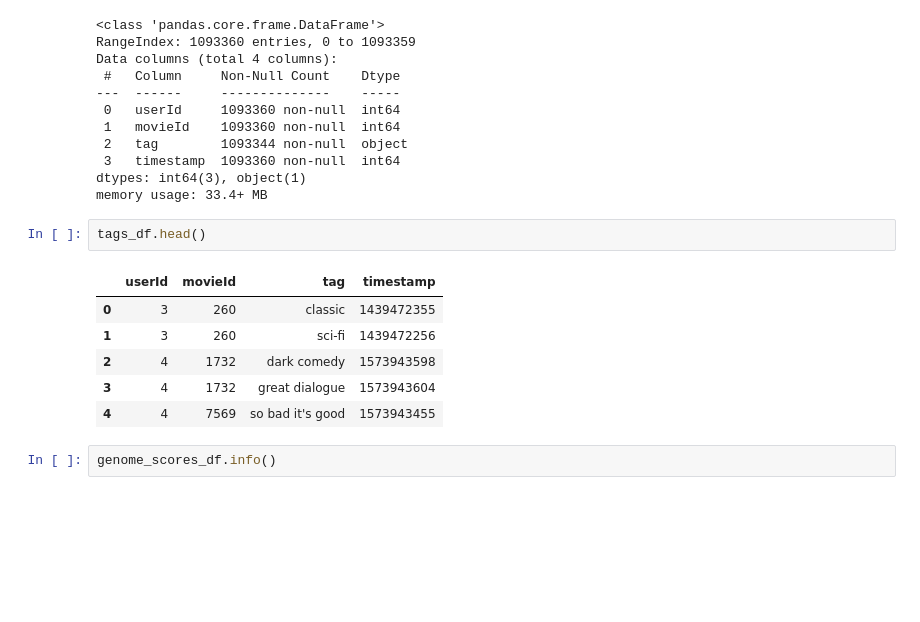
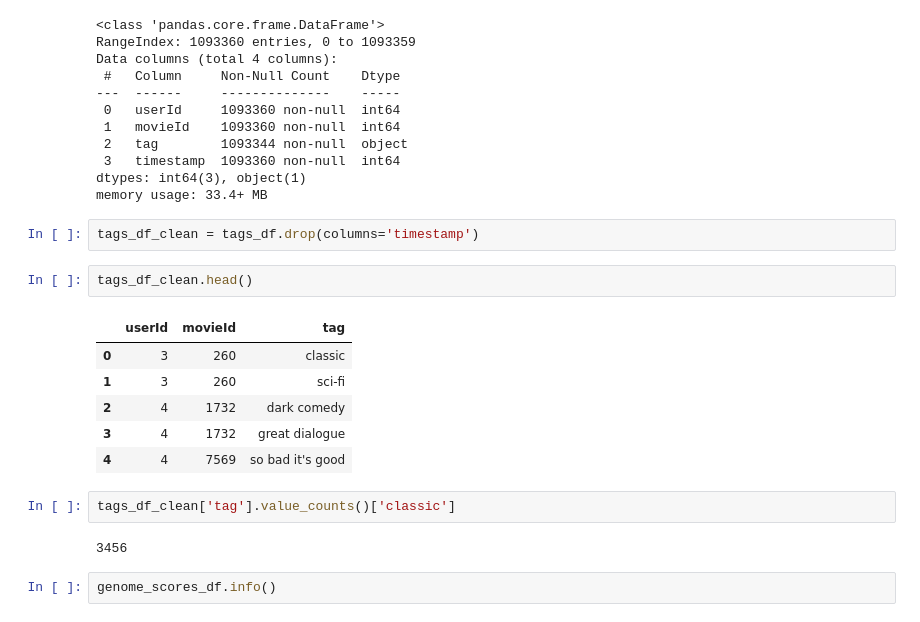
Before and after one commit to WSmolen/Movie-Recommendation-System, a Jupyter notebook: Notebook.ipynb, the cells around one changed output. Drawn from its saved outputs; the diff is of its cells as text; blank space fills up the shorter version.

```diff
--- a/Notebook.ipynb
+++ b/Notebook.ipynb
@@ -103,15 +215,21 @@ Data columns (total 4 columns):
  3   timestamp  1093360 non-null  int64
 dtypes: int64(3), object(1)
 memory usage: 33.4+ MB
+# %%
+tags_df_clean = tags_df.drop(columns='timestamp')
 # %%
-tags_df.head()
+tags_df_clean.head()
 # %% [output]
-|  | userId | movieId | tag | timestamp |
-| 0 | 3 | 260 | classic | 1439472355 |
-| 1 | 3 | 260 | sci-fi | 1439472256 |
-| 2 | 4 | 1732 | dark comedy | 1573943598 |
-| 3 | 4 | 1732 | great dialogue | 1573943604 |
-| 4 | 4 | 7569 | so bad it's good | 1573943455 |
+|  | userId | movieId | tag |
+| 0 | 3 | 260 | classic |
+| 1 | 3 | 260 | sci-fi |
+| 2 | 4 | 1732 | dark comedy |
+| 3 | 4 | 1732 | great dialogue |
+| 4 | 4 | 7569 | so bad it's good |
+# %%
+tags_df_clean['tag'].value_counts()['classic']
+# %% [output]
+3456
 # %%
 genome_scores_df.info()
 # %% [output]
```
Also changed, not shown: parts of 42 cells of this notebook.
